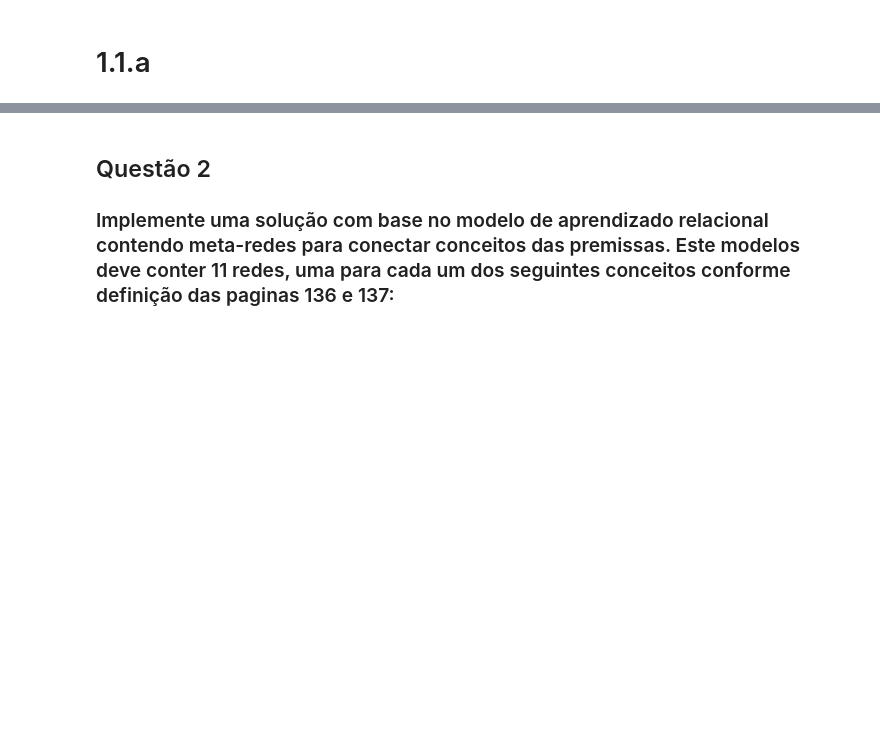
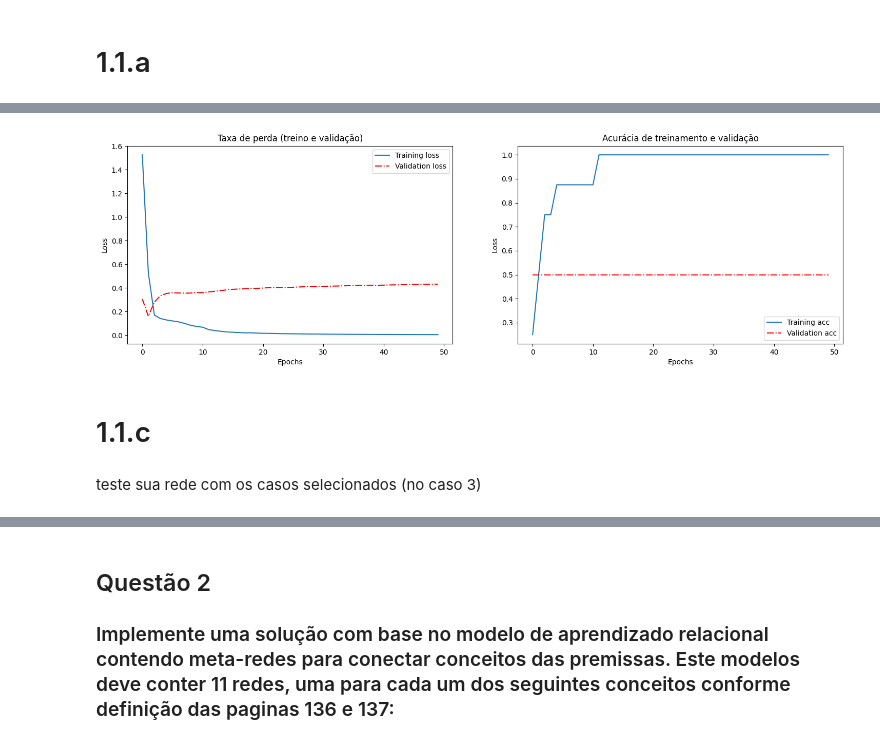
Before and after one commit to Maaacs/IA, a Jupyter notebook: IA.ipynb, the cells around one changed output, grey strips where cells are left out. Cells and saved outputs as stored; diff of their text form; code cells hidden in the pictures; blank space fills up the shorter version.

```diff
--- a/IA.ipynb
+++ b/IA.ipynb
@@ -288,0 +550,4 @@ plt.show()
+# %%
+#Necessario realizar o reshape para que o objeto possa ser transposto para tensor
+x = np.asarray(X_train).astype('float32')
+x
@@ -288,0 +572,7 @@ plt.show()
+# %%
+X_train, X_test, Y_train, Y_test = train_test_split(x, y_train, test_size=0.2,random_state=42)
+#criando modelo de rede neural
+network = models.Sequential()
+network.add(layers.Dense(36, activation='relu', input_shape=(32,)))
+network.add(layers.Dense(1, activation='tanh'))
+network.summary()
@@ -288,0 +593,8 @@ plt.show()
+# %%
+#treina o modelo e compila
+optimizer = tf.keras.optimizers.Adam(learning_rate=0.001)
+network.compile(
+                optimizer=optimizer,
+                loss='mse',
+                metrics=['accuracy'])
+H = network.fit(X_train, Y_train, epochs=50,validation_data =(X_test,Y_test),batch_size=1)
@@ -288,0 +619,32 @@ plt.show()
+# %%
+# Plotar o gŕafico
+import matplotlib.pyplot as plt
+acc = H.history['accuracy']
+val_acc = H.history['val_accuracy']
+epochs = range(0, 50)
+loss = H.history['loss']
+val_loss = H.history['val_loss']
+plt.figure(figsize=(18,5))
+plt.subplot(1,2,1)
+plt.plot(epochs, loss, label='Training loss')
+plt.plot(epochs, val_loss, '-.r', label='Validation loss')
+plt.title('Taxa de perda (treino e validação)')
+plt.xlabel('Epochs')
+plt.ylabel('Loss')
+plt.legend()
+
+plt.subplot(1,2,2)
+plt.plot(epochs, acc, label='Training acc')
+plt.plot(epochs, val_acc, '-.r', label='Validation acc')
+plt.title('Acurácia de treinamento e validação')
+plt.xlabel('Epochs')
+plt.ylabel('Loss')
+plt.legend()
+
+plt.show()
+# %% [output]
+[figure, added]
+# %% [markdown]
+# 1.1.c
+# %% [markdown]
+teste	sua	rede	com	os	casos	selecionados	(no	caso	3)
```
Also changed, not shown: parts of 49 cells of this notebook.
